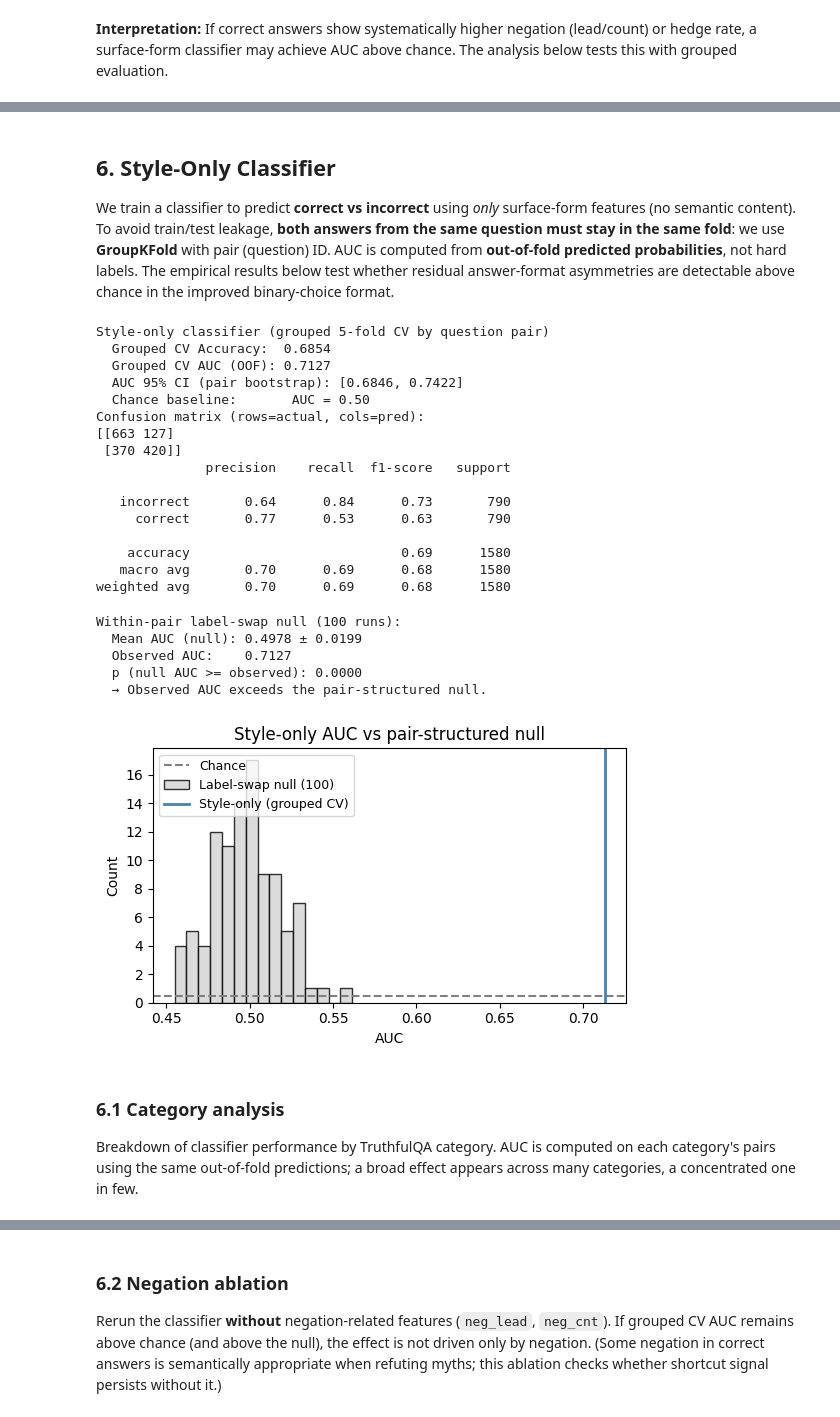
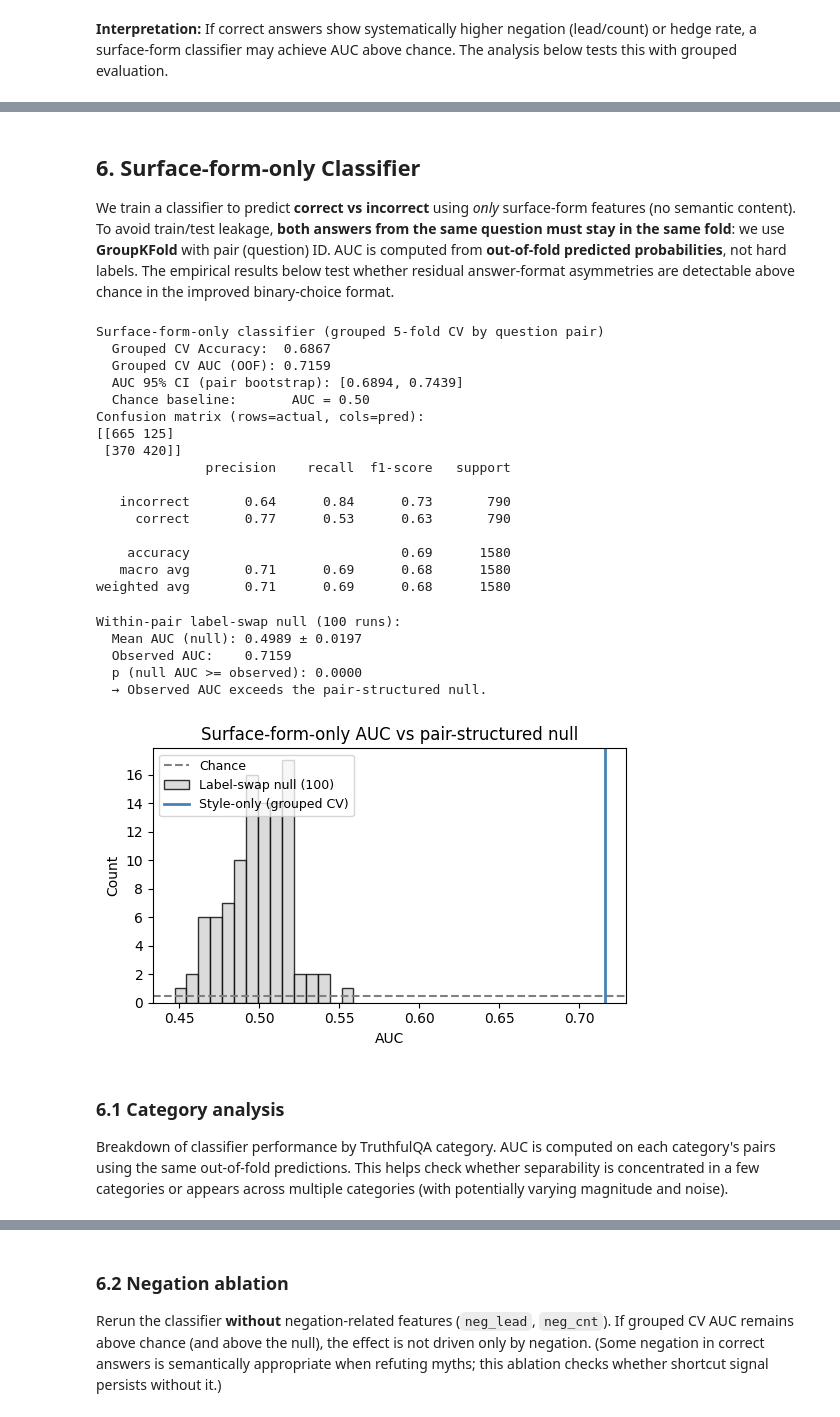
Before and after one commit to foadnamjoo/truthfulqa-audit, a Jupyter notebook: TruthfulQA_Style_Confound_Audit.ipynb, the cells around one changed output, grey strips where cells are left out. Saved outputs shown, nothing was run; the diff lists cells and outputs as text; code cells hidden in the pictures.

Commit message:
Finalize TruthfulQA surface-form audit pipeline

```diff
--- a/TruthfulQA_Style_Confound_Audit.ipynb
+++ b/TruthfulQA_Style_Confound_Audit.ipynb
@@ -285,5 +342,5 @@ plt.show()
 # %% [markdown]
-## 6. Style-Only Classifier
+## 6. Surface-form-only Classifier
 
 We train a classifier to predict **correct vs incorrect** using *only* surface-form features (no semantic content). To avoid train/test leakage, **both answers from the same question must stay in the same fold**: we use **GroupKFold** with pair (question) ID. AUC is computed from **out-of-fold predicted probabilities**, not hard labels. The empirical results below test whether residual answer-format asymmetries are detectable above chance in the improved binary-choice format.
 # %%
@@ -310,13 +367,12 @@ X = df_ans[FEAT_COLS].fillna(0)
 y = df_ans["label"]
 groups = df_ans["pair_id"].values
 
-scaler = StandardScaler()
-X_scaled = scaler.fit_transform(X)
 clf = LogisticRegression(max_iter=1000, random_state=RANDOM_SEED)
-cv = GroupKFold(n_splits=5, shuffle=True, random_state=RANDOM_SEED)
+pipe = make_pipeline(StandardScaler(), clf)
+cv = GroupKFold(n_splits=5)
 
 # Out-of-fold predicted probabilities (correct class) for proper ROC AUC
-y_proba_oof = cross_val_predict(clf, X_scaled, y, cv=cv, groups=groups, method="predict_proba")
+y_proba_oof = cross_val_predict(pipe, X, y, cv=cv, groups=groups, method="predict_proba")
 y_proba_pos = y_proba_oof[:, 1]
 y_pred_oof = (y_proba_pos >= 0.5).astype(int)
 
@@ -334,9 +390,10 @@ for _ in range(500):
     auc_boot.append(roc_auc_score(y.iloc[row_idx], y_proba_pos[row_idx]))
 auc_ci = np.percentile(auc_boot, [2.5, 97.5])
 
-clf.fit(X_scaled, y)  # fit on full data for feature importance and optional subset analysis
+pipe.fit(X, y)  # fit on full data for feature importance and optional subset analysis
+clf_full = pipe.named_steps["logisticregression"]
 
-print("Style-only classifier (grouped 5-fold CV by question pair)")
+print("Surface-form-only classifier (grouped 5-fold CV by question pair)")
 print("  Grouped CV Accuracy:  {:.4f}".format(acc_oof))
 print("  Grouped CV AUC (OOF): {:.4f}".format(auc_oof))
 print("  AUC 95% CI (pair bootstrap): [{:.4f}, {:.4f}]".format(auc_ci[0], auc_ci[1]))
@@ -345,13 +402,13 @@ print("Confusion matrix (rows=actual, cols=pred):")
 print(confusion_matrix(y, y_pred_oof))
 print(classification_report(y, y_pred_oof, target_names=["incorrect", "correct"]))
 # %% [output]
-Style-only classifier (grouped 5-fold CV by question pair)
-  Grouped CV Accuracy:  0.6854
-  Grouped CV AUC (OOF): 0.7127
-  AUC 95% CI (pair bootstrap): [0.6846, 0.7422]
+Surface-form-only classifier (grouped 5-fold CV by question pair)
+  Grouped CV Accuracy:  0.6867
+  Grouped CV AUC (OOF): 0.7159
+  AUC 95% CI (pair bootstrap): [0.6894, 0.7439]
   Chance baseline:       AUC = 0.50
 Confusion matrix (rows=actual, cols=pred):
-[[663 127]
+[[665 125]
  [370 420]]
               precision    recall  f1-score   support
 
@@ -359,8 +416,8 @@ Confusion matrix (rows=actual, cols=pred):
      correct       0.77      0.53      0.63       790
 
     accuracy                           0.69      1580
-   macro avg       0.70      0.69      0.68      1580
-weighted avg       0.70      0.69      0.68      1580
+   macro avg       0.71      0.69      0.68      1580
+weighted avg       0.71      0.69      0.68      1580
 # %%
 # Within-pair label-swap null baseline (pair-structured null)
 # Labels are swapped at random within each pair so both answers of a question stay together; no general permutation.
@@ -376,7 +433,7 @@ n_null = 100
 auc_null = []
 for _ in range(n_null):
     y_null = shuffle_labels_within_groups(y, groups)
-    proba_null = cross_val_predict(clf, X_scaled, y_null, cv=cv, groups=groups, method="predict_proba")[:, 1]
+    proba_null = cross_val_predict(pipe, X, y_null, cv=cv, groups=groups, method="predict_proba")[:, 1]
     auc_null.append(roc_auc_score(y_null, proba_null))
 auc_null = np.array(auc_null)
 p_null = (auc_null >= auc_oof).mean()
@@ -390,28 +447,28 @@ else:
     print("  → Observed AUC not clearly above the null at α=0.05.")
 # %% [output]
 Within-pair label-swap null (100 runs):
-  Mean AUC (null): 0.4978 ± 0.0199
-  Observed AUC:    0.7127
+  Mean AUC (null): 0.4989 ± 0.0197
+  Observed AUC:    0.7159
   p (null AUC >= observed): 0.0000
   → Observed AUC exceeds the pair-structured null.
 # %%
 # Plot: style-only classifier vs chance and pair-structured null
 fig, ax = plt.subplots(1, 1, figsize=(5.5, 3.5))
 ax.axhline(0.5, color="gray", linestyle="--", label="Chance")
 ax.hist(auc_null, bins=15, color="lightgray", edgecolor="black", alpha=0.8, label="Label-swap null (100)")
 ax.axvline(auc_oof, color="steelblue", linewidth=2, label="Style-only (grouped CV)")
 ax.set_xlabel("AUC")
 ax.set_ylabel("Count")
-ax.set_title("Style-only AUC vs pair-structured null")
+ax.set_title("Surface-form-only AUC vs pair-structured null")
 ax.legend(loc="upper left", fontsize=9)
 plt.tight_layout()
 plt.show()
 # %% [output]
-[figure, old version]
+[figure, new version]
 # %% [markdown]
 ### 6.1 Category analysis
 
-Breakdown of classifier performance by TruthfulQA category. AUC is computed on each category's pairs using the same out-of-fold predictions; a broad effect appears across many categories, a concentrated one in few.
+Breakdown of classifier performance by TruthfulQA category. AUC is computed on each category's pairs using the same out-of-fold predictions. This helps check whether separability is concentrated in a few categories or appears across multiple categories (with potentially varying magnitude and noise).
 # %%
 # Per-category AUC (same OOF predictions, subset by pair_id in category)
 if "Category" in audit.columns:
```
Also changed, not shown: parts of 19 cells of this notebook, 7 other files.
